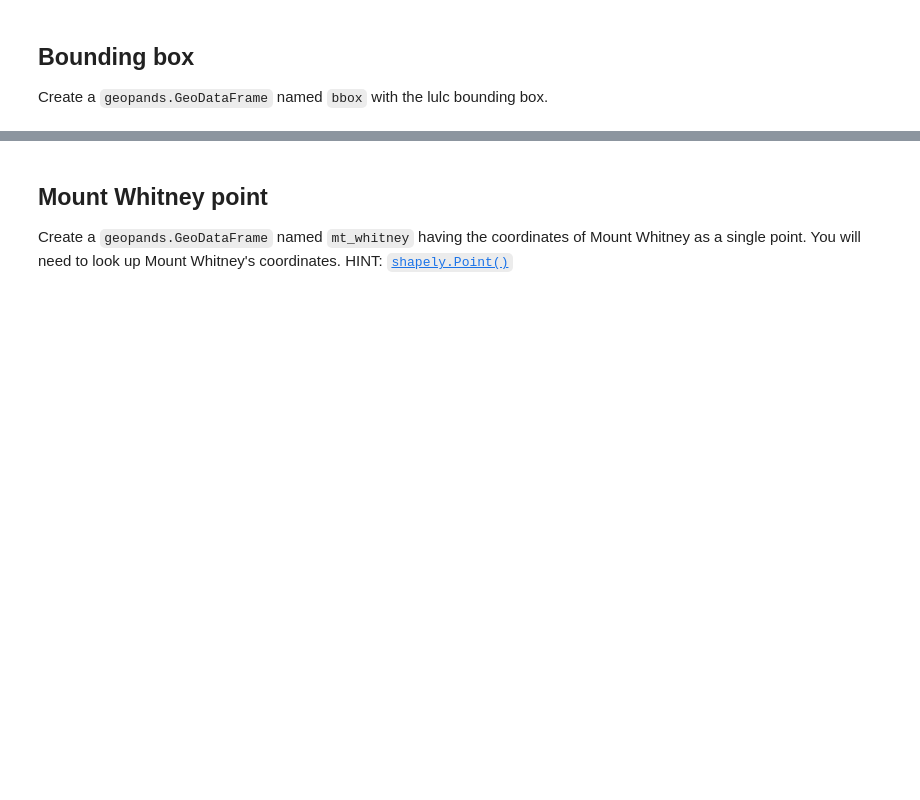
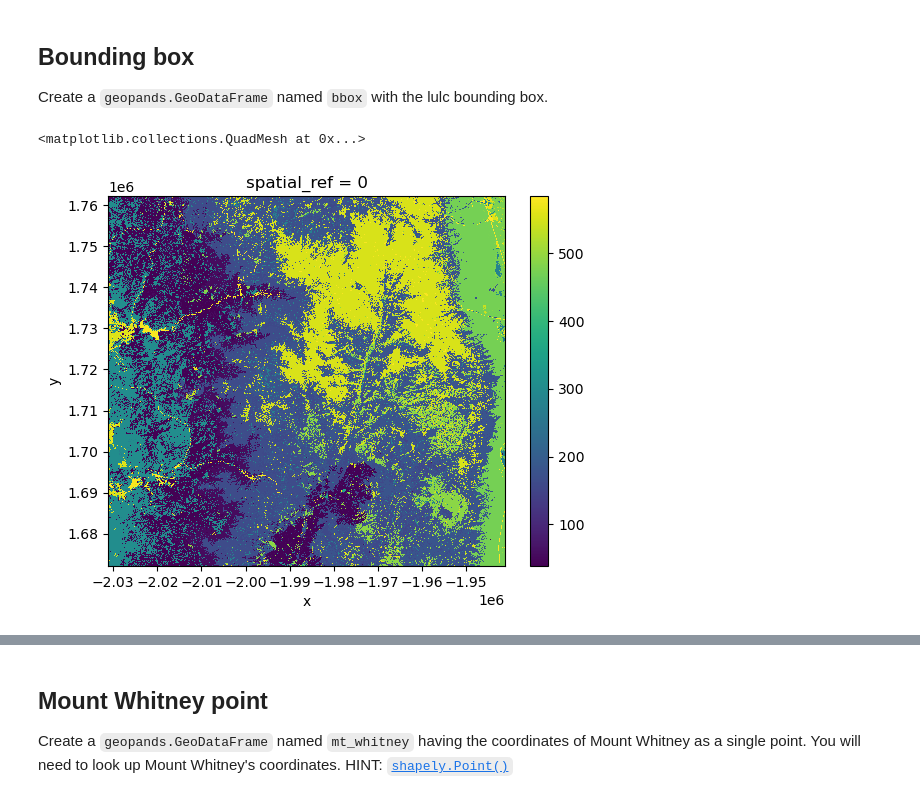
Before and after one commit to shmuir/eds220-assignment-4, a Jupyter notebook: hwk4-task1-whitney-map-2.ipynb, the cells around one changed output, grey strips where cells are left out. Saved outputs shown, nothing was run; the diff lists cells and outputs as text; code cells hidden in the pictures; blank space fills up the shorter version.

```diff
--- a/hwk4-task1-whitney-map-2.ipynb
+++ b/hwk4-task1-whitney-map-2.ipynb
@@ -54,3 +63,7 @@ Use the next two cells to:
 2. Import the CA shapefile directly from the URL using `gpd.read_file()` and take a look at it. You can get it by right-clicking on the "Download" button. Store it as a variable named `ca`.
 # %%
 # 1
+lulc = rioxr.open_rasterio(os.path.join(os.getcwd(),'data', 'land_cover.tif'))
+lulc = lulc.squeeze()
+lulc = lulc.drop('band')
+lulc
@@ -63,0 +95,5 @@ Create a `geopands.GeoDataFrame` named `bbox` with the lulc bounding box.
+# %%
+lulc.plot()
+# %% [output]
+<matplotlib.collections.QuadMesh at 0x...>
+[figure, added]
```
Also changed, not shown: parts of 9 cells of this notebook.
